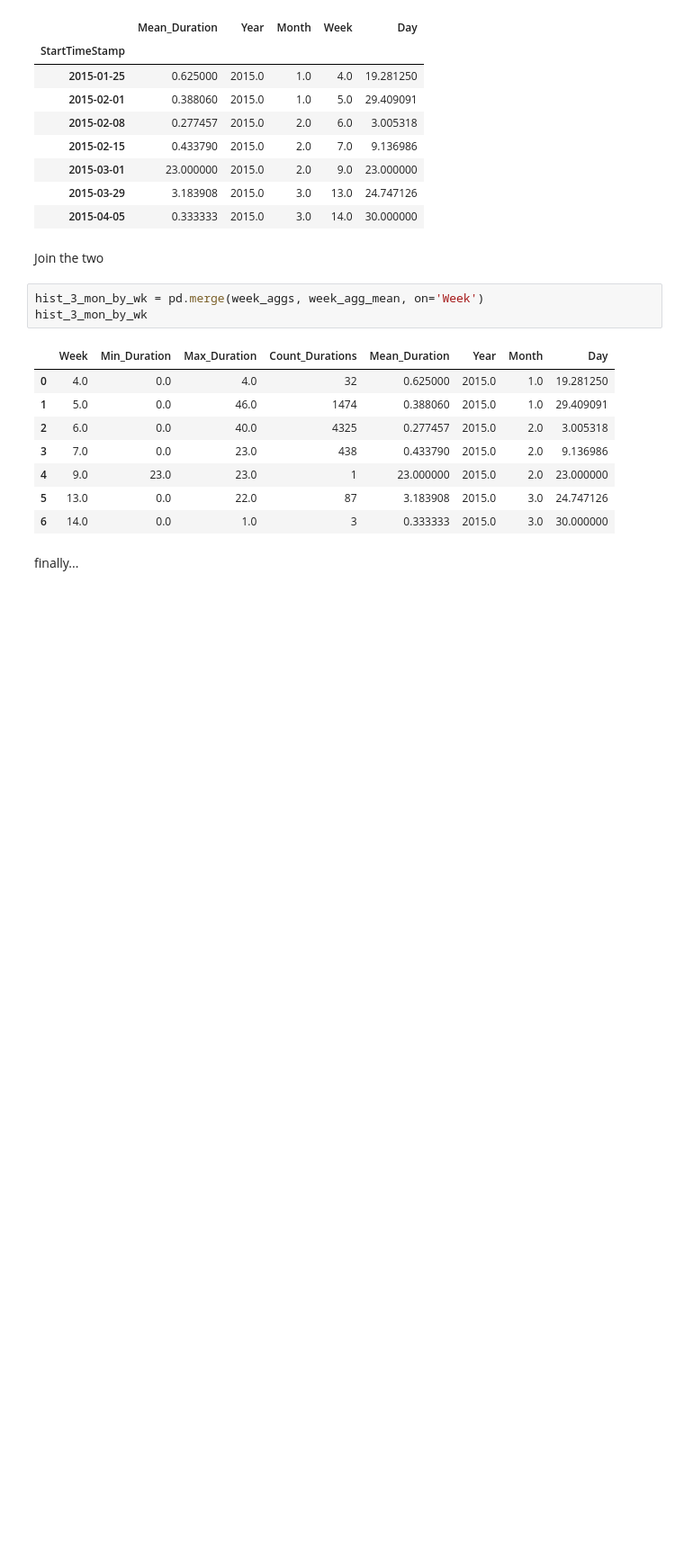
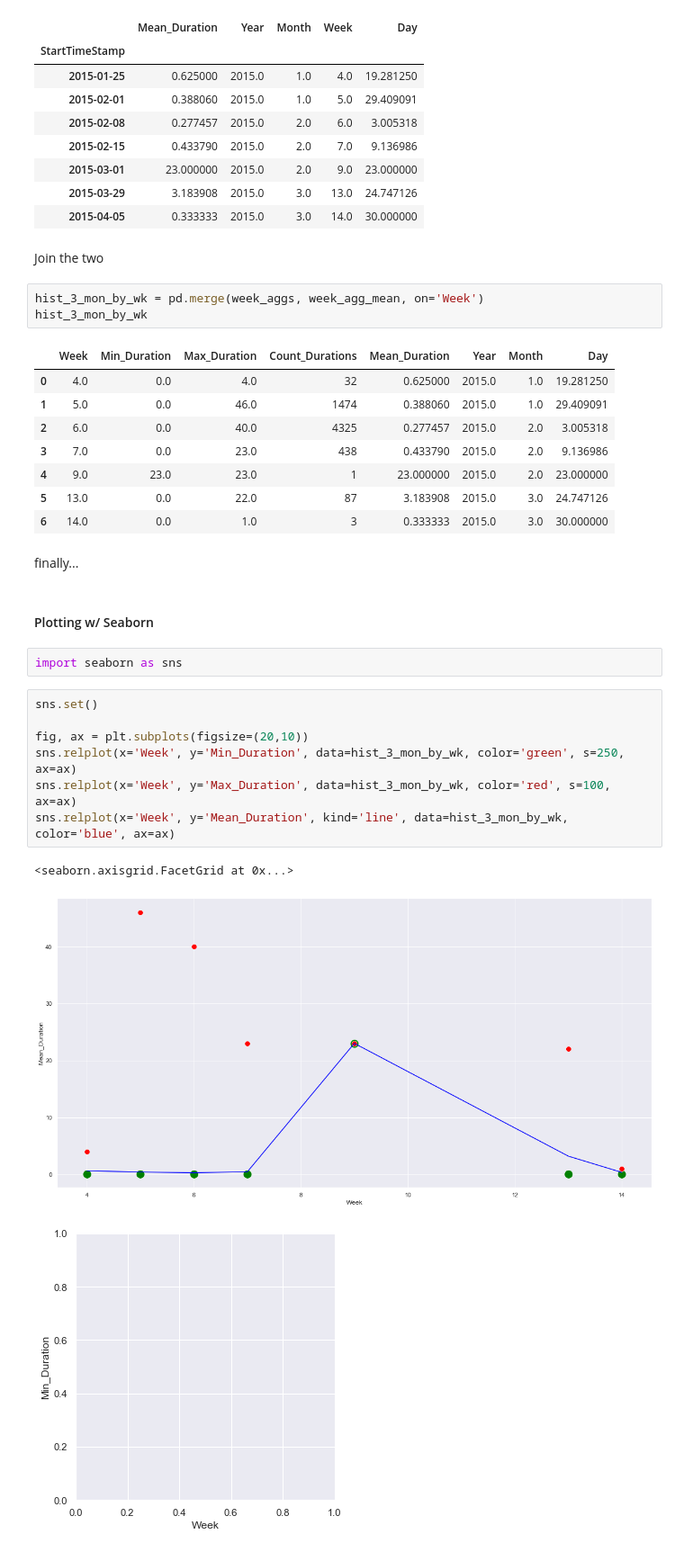
Before and after one commit to leilanihagen/interject-datacell-request-time-data-exploration, a Jupyter notebook: datacell_request_time.ipynb, the cells around one changed output. Shown: that part at 90% size. Saved outputs shown, nothing was run; the diff lists cells and outputs as text; blank space fills up the shorter version.

Commit message:
Got wkly 3-mo. graph

```diff
--- a/datacell_request_time.ipynb
+++ b/datacell_request_time.ipynb
@@ -669,3 +669,18 @@ hist_3_mon_by_wk
 | 6 | 14.0 | 0.0 | 1.0 | 3 | 0.333333 | 2015.0 | 3.0 | 30.000000 |
 # %% [markdown]
 finally...
+# %% [markdown]
+#### Plotting w/ Seaborn
+# %%
+import seaborn as sns
+# %%
+sns.set()
+
+fig, ax = plt.subplots(figsize=(20,10))
+sns.relplot(x='Week', y='Min_Duration', data=hist_3_mon_by_wk, color='green', s=250, ax=ax)
+sns.relplot(x='Week', y='Max_Duration', data=hist_3_mon_by_wk, color='red', s=100, ax=ax)
+sns.relplot(x='Week', y='Mean_Duration', kind='line', data=hist_3_mon_by_wk, color='blue', ax=ax)
+# %% [output]
+<seaborn.axisgrid.FacetGrid at 0x...>
+[figure, added]
+[figure, added]
```
Also changed, not shown: parts of 1 cell of this notebook.
